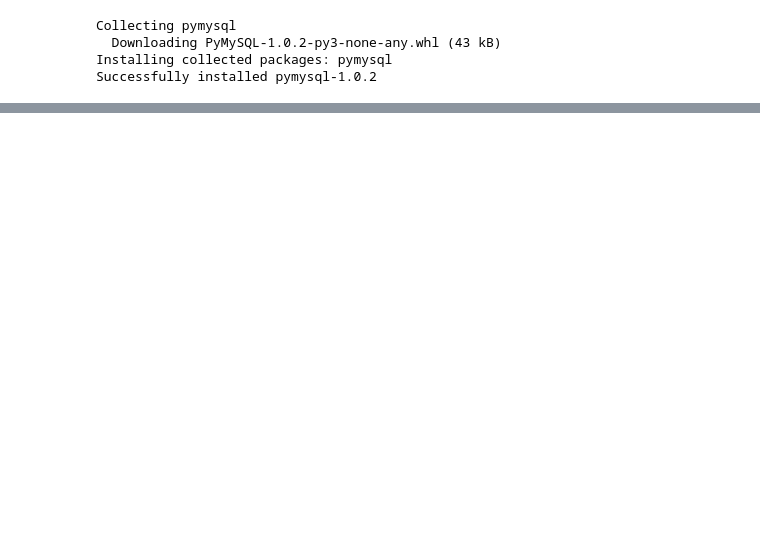
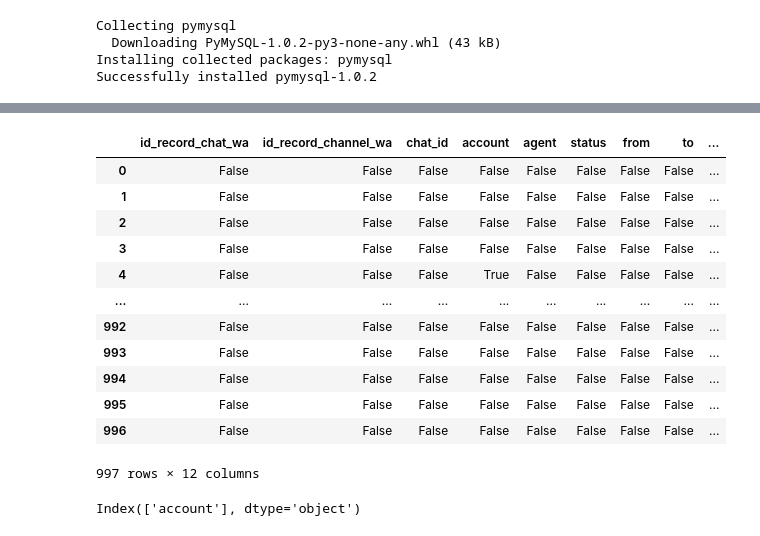
Before and after one commit to linggapratama28/belajar, a Jupyter notebook: cleaning_chat_wa.ipynb, the cells around one changed output, grey strips where cells are left out. Drawn from its saved outputs; the diff is of its cells as text; code cells hidden in the pictures; blank space fills up the shorter version.

```diff
--- a/cleaning_chat_wa.ipynb
+++ b/cleaning_chat_wa.ipynb
@@ -26,0 +104,20 @@ df.head(3)
+# %%
+df_backup.isnull()
+# %% [output]
+|  | id_record_chat_wa | id_record_channel_wa | chat_id | account | agent | status | from | to | ... |
+| 0 | False | False | False | False | False | False | False | False | ... |
+| 1 | False | False | False | False | False | False | False | False | ... |
+| 2 | False | False | False | False | False | False | False | False | ... |
+| 3 | False | False | False | False | False | False | False | False | ... |
+| 4 | False | False | False | True | False | False | False | False | ... |
+| ... | ... | ... | ... | ... | ... | ... | ... | ... | ... |
+| 992 | False | False | False | False | False | False | False | False | ... |
+| 993 | False | False | False | False | False | False | False | False | ... |
+| 994 | False | False | False | False | False | False | False | False | ... |
+| 995 | False | False | False | False | False | False | False | False | ... |
+| 996 | False | False | False | False | False | False | False | False | ... |
+997 rows × 12 columns
+# %%
+df_backup.loc[:, df_backup.isnull().any()].columns
+# %% [output]
+Index(['account'], dtype='object')
```
Also changed, not shown: parts of 11 cells of this notebook.
